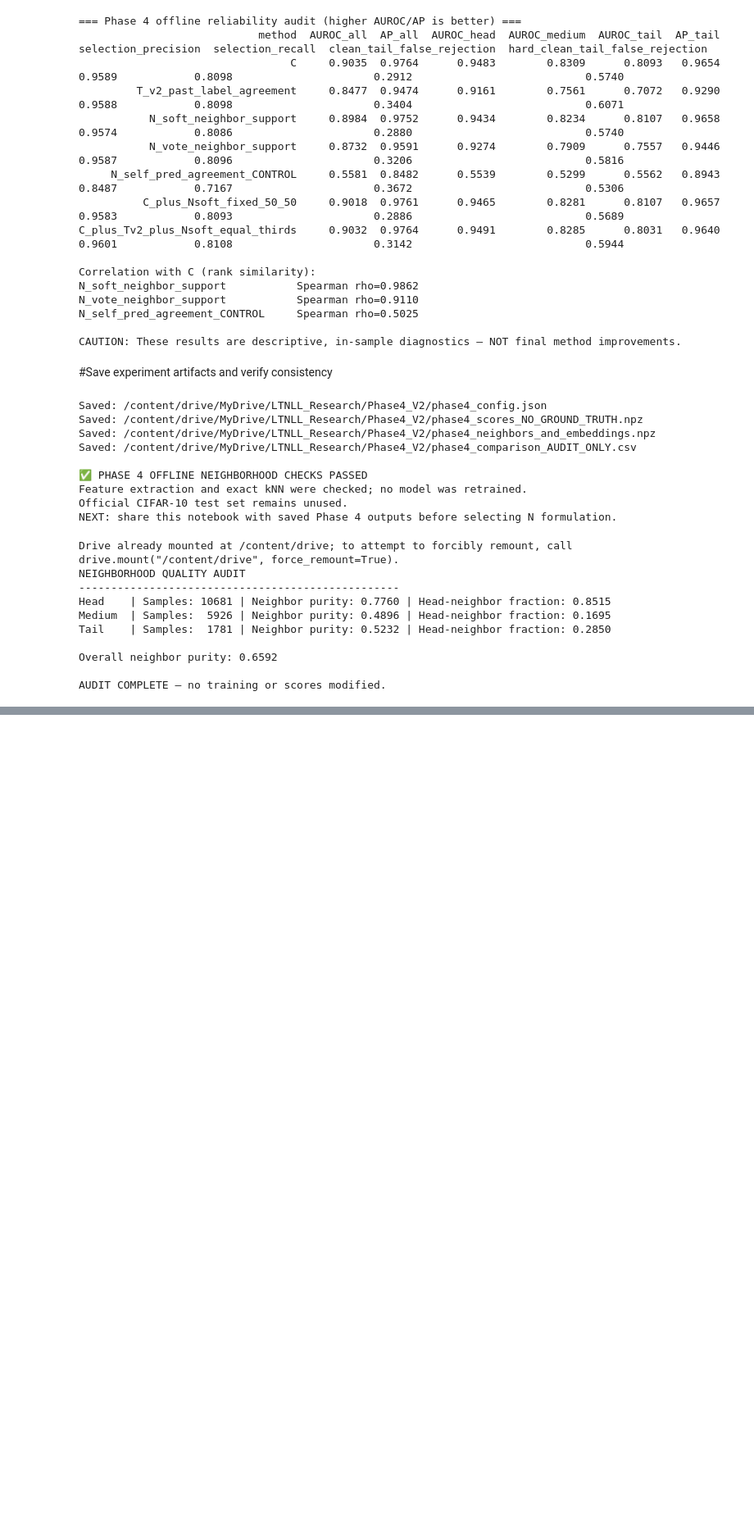
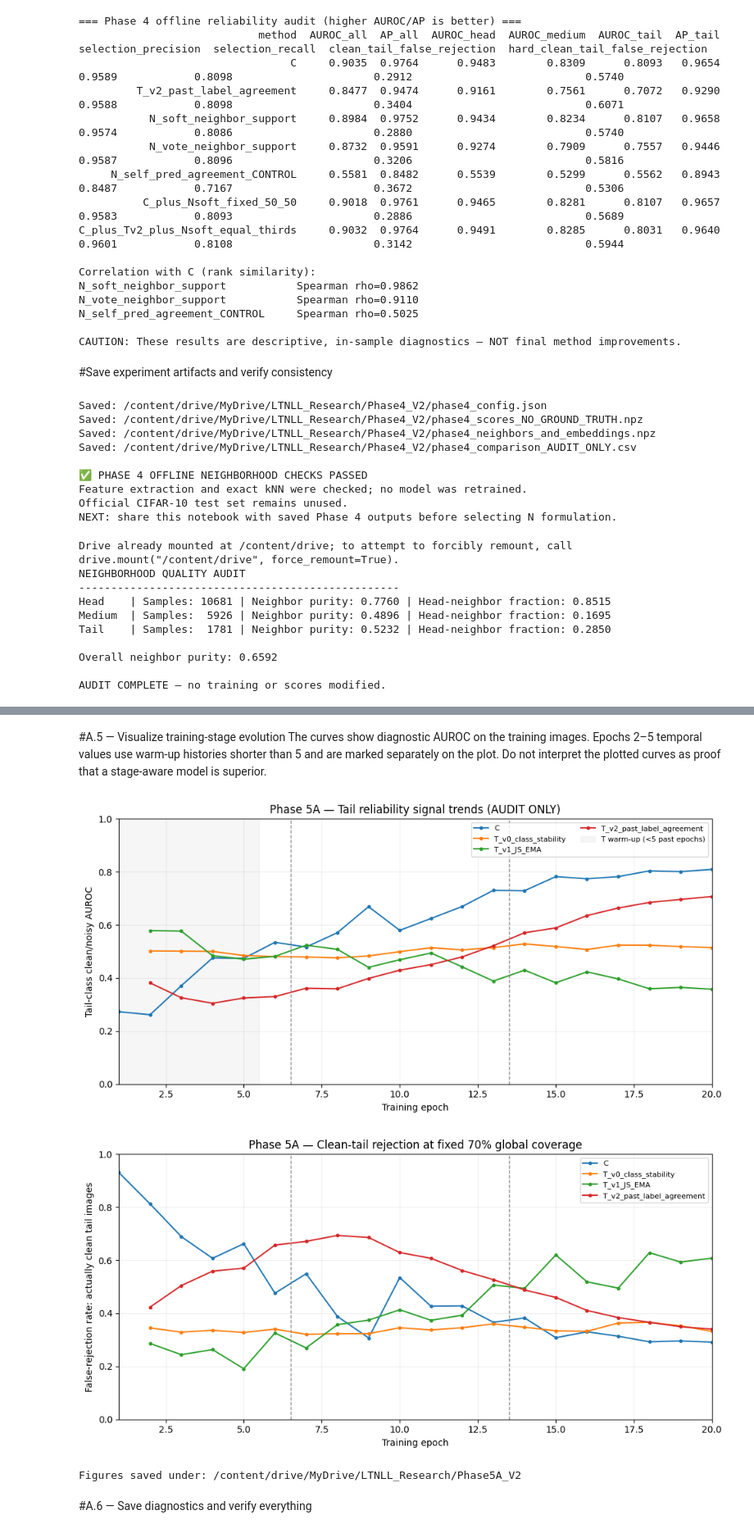
Before and after one commit to Thathsara-Devindi/SSTRE-LTNLL, a Jupyter notebook: LTNLL_Research.ipynb, the cells around one changed output, grey strips where cells are left out. Shown at 82% size. Cells and saved outputs as stored; diff of their text form; code cells hidden in the pictures; blank space fills up the shorter version.

Commit message:
Phase 5A — Stage-wise Confidence & Temporal Reliability

```diff
--- a/LTNLL_Research.ipynb
+++ b/LTNLL_Research.ipynb
@@ -1745,0 +2068,45 @@ AUDIT COMPLETE — no training or scores modified.
+# %% [markdown]
+#A.5 — Visualize training-stage evolution
+The curves show diagnostic AUROC on the training images. Epochs 2–5 temporal values use warm-up histories shorter than 5 and are marked separately on the plot. Do not interpret the plotted curves as proof that a stage-aware model is superior.
+# %%
+# P5A.5 — Diagnostic plots; retain all results, including negative ones.
+fig, ax = plt.subplots(figsize=(10,5))
+for signal_name in P5A_SIGNALS:
+    subset = p5a_epoch_table[p5a_epoch_table['signal'] == signal_name]
+    ax.plot(subset['epoch'],subset['AUROC_tail'], marker='.', label=signal_name)
+ax.axvline(6.5, color='grey', ls='--', lw=1)
+ax.axvline(13.5, color='grey', ls='--', lw=1)
+ax.axvspan(1.0,5.5, color='grey', alpha=0.07, label='T warm-up (<5 past epochs)')
+ax.set(xlabel='Training epoch', ylabel='Tail-class clean/noisy AUROC',
+       title='Phase 5A — Tail reliability signal trends (AUDIT ONLY)', ylim=(0,1), xlim=(1,20))
+ax.legend(fontsize=8, ncol=2)
+ax.grid(alpha=0.2)
+fig.tight_layout()
+p5a_fig_tail = P5A_OUTPUT / 'phase5A_tail_AUROC_by_epoch_AUDIT_ONLY.png'
+fig.savefig(p5a_fig_tail, dpi=160)
+plt.show()
+
+fig, ax = plt.subplots(figsize=(10,5))
+for signal_name in P5A_SIGNALS:
+    subset = p5a_epoch_table[p5a_epoch_table['signal'] == signal_name]
+    ax.plot(subset['epoch'],subset['clean_tail_false_rejection'],
+            marker='.', label=signal_name)
+ax.axvline(6.5, color='grey', ls='--', lw=1)
+ax.axvline(13.5, color='grey', ls='--', lw=1)
+ax.set(xlabel='Training epoch',
+       ylabel='False-rejection rate: actually clean tail images',
+       title='Phase 5A — Clean-tail rejection at fixed 70% global coverage',
+       ylim=(0,1), xlim=(1,20))
+ax.legend(fontsize=8)
+ax.grid(alpha=0.2)
+fig.tight_layout()
+p5a_fig_reject = P5A_OUTPUT / 'phase5A_tail_rejection_by_epoch_AUDIT_ONLY.png'
+fig.savefig(p5a_fig_reject, dpi=160)
+plt.show()
+print('Figures saved under:', P5A_OUTPUT)
+# %% [output]
+[figure, added]
+[figure, added]
+Figures saved under: /content/drive/MyDrive/LTNLL_Research/Phase5A_V2
+# %% [markdown]
+#A.6 — Save diagnostics and verify everything
```
Also changed, not shown: parts of 10 cells of this notebook.
